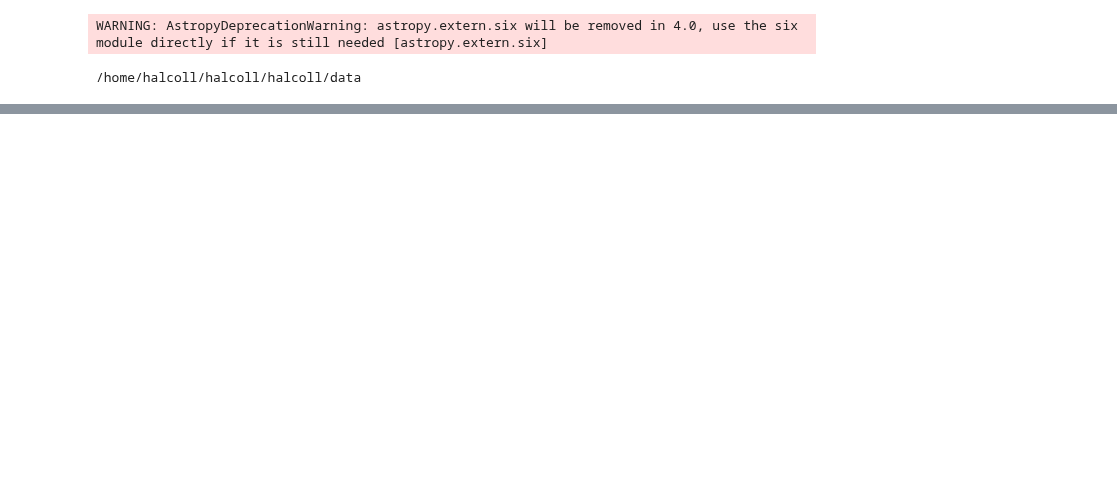
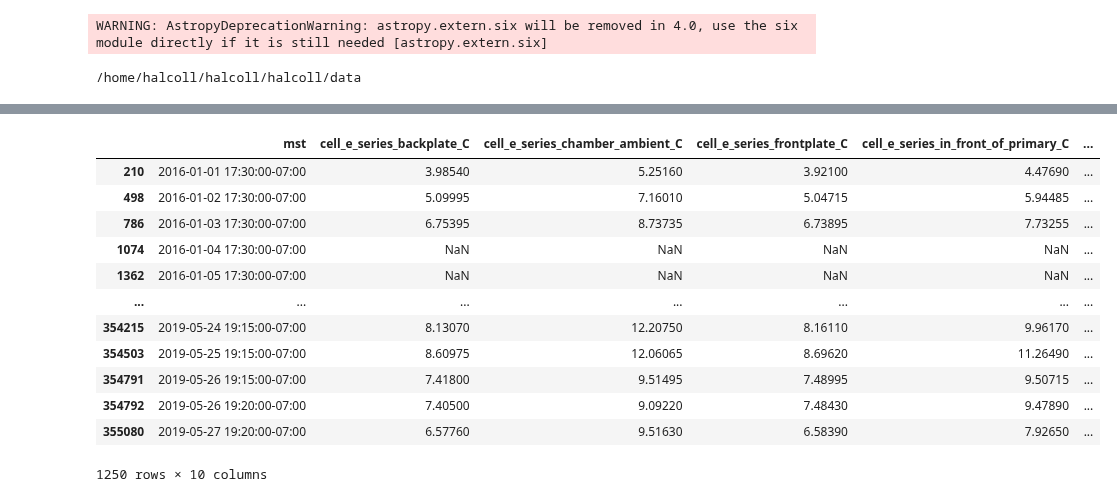
Before and after one commit to tepickering/HALcoll, a Jupyter notebook: notebooks/sunset_temp.ipynb, the cells around one changed output, grey strips where cells are left out. Saved outputs shown, nothing was run; the diff lists cells and outputs as text; code cells hidden in the pictures; blank space fills up the shorter version.

```diff
--- a/notebooks/sunset_temp.ipynb
+++ b/notebooks/sunset_temp.ipynb
@@ -150,0 +141,16 @@ array(['2019-11-16T00:24:23Z', '2019-11-16T13:52:25Z',
+# %%
+sunset_temp_data[sunset_temp_data['sunset_diff'] > pd.Timedelta('23 hours 55 minutes')]
+# %% [output]
+|  | mst | cell_e_series_backplate_C | cell_e_series_chamber_ambient_C | cell_e_series_frontplate_C | cell_e_series_in_front_of_primary_C | ... |
+| 210 | 2016-01-01 17:30:00-07:00 | 3.98540 | 5.25160 | 3.92100 | 4.47690 | ... |
+| 498 | 2016-01-02 17:30:00-07:00 | 5.09995 | 7.16010 | 5.04715 | 5.94485 | ... |
+| 786 | 2016-01-03 17:30:00-07:00 | 6.75395 | 8.73735 | 6.73895 | 7.73255 | ... |
+| 1074 | 2016-01-04 17:30:00-07:00 | NaN | NaN | NaN | NaN | ... |
+| 1362 | 2016-01-05 17:30:00-07:00 | NaN | NaN | NaN | NaN | ... |
+| ... | ... | ... | ... | ... | ... | ... |
+| 354215 | 2019-05-24 19:15:00-07:00 | 8.13070 | 12.20750 | 8.16110 | 9.96170 | ... |
+| 354503 | 2019-05-25 19:15:00-07:00 | 8.60975 | 12.06065 | 8.69620 | 11.26490 | ... |
+| 354791 | 2019-05-26 19:15:00-07:00 | 7.41800 | 9.51495 | 7.48995 | 9.50715 | ... |
+| 354792 | 2019-05-26 19:20:00-07:00 | 7.40500 | 9.09220 | 7.48430 | 9.47890 | ... |
+| 355080 | 2019-05-27 19:20:00-07:00 | 6.57760 | 9.51630 | 6.58390 | 7.92650 | ... |
+1250 rows × 10 columns
```
Also changed, not shown: parts of 21 cells of this notebook, 1 other file.
